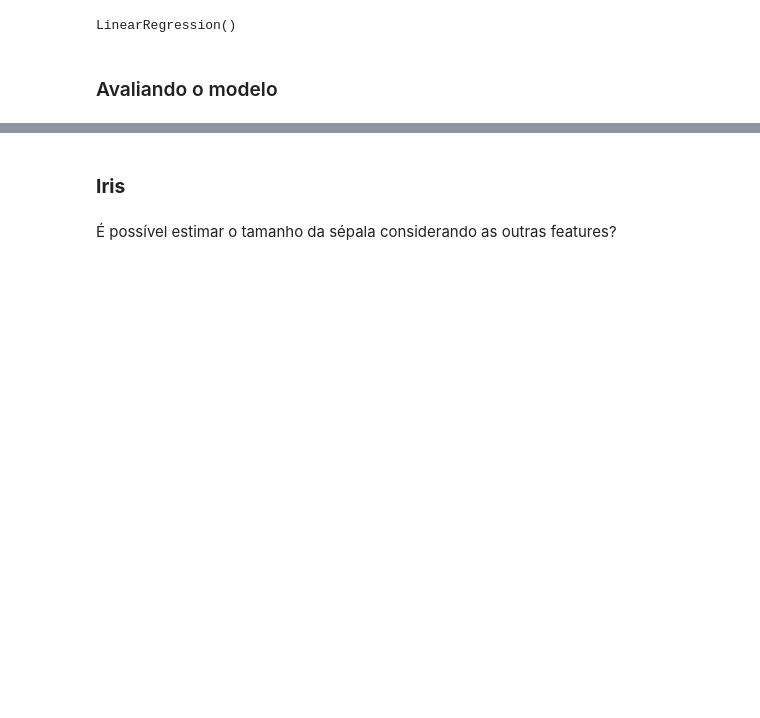
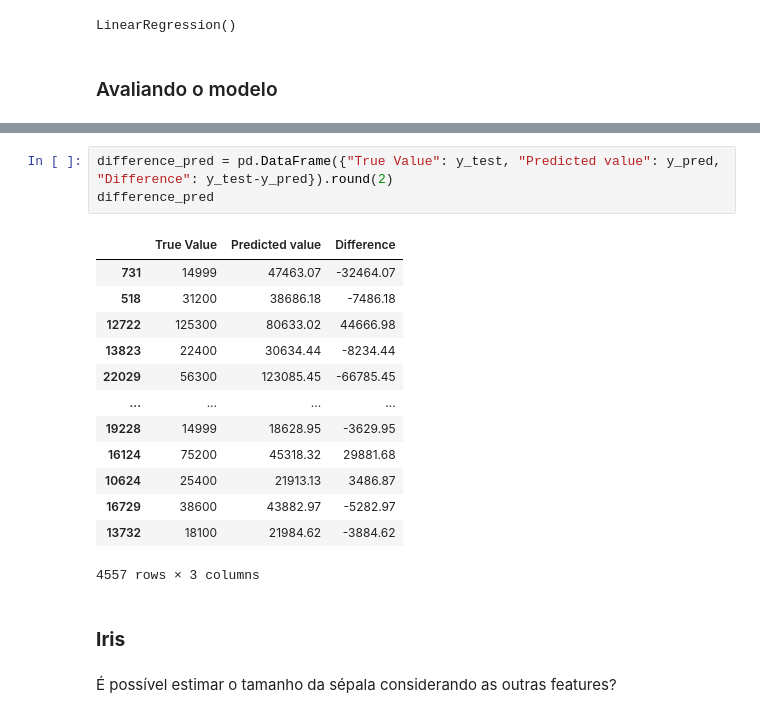
Before and after one commit to johnattandouglas/monitoria-ml, a Jupyter notebook: AM I/02a - regressao_linear.ipynb, the cells around one changed output, grey strips where cells are left out. Cells and saved outputs as stored; diff of their text form; blank space fills up the shorter version.

```diff
--- a/AM I/02a - regressao_linear.ipynb
+++ b/AM I/02a - regressao_linear.ipynb
@@ -98,3 +98,20 @@ O erro quadrático médio (Mean Squared Error) calcula a média dos quadrados do
+# %%
+difference_pred = pd.DataFrame({"True Value": y_test, "Predicted value": y_pred, "Difference": y_test-y_pred}).round(2)
+difference_pred
+# %% [output]
+|  | True Value | Predicted value | Difference |
+| 731 | 14999 | 47463.07 | -32464.07 |
+| 518 | 31200 | 38686.18 | -7486.18 |
+| 12722 | 125300 | 80633.02 | 44666.98 |
+| 13823 | 22400 | 30634.44 | -8234.44 |
+| 22029 | 56300 | 123085.45 | -66785.45 |
+| ... | ... | ... | ... |
+| 19228 | 14999 | 18628.95 | -3629.95 |
+| 16124 | 75200 | 45318.32 | 29881.68 |
+| 10624 | 25400 | 21913.13 | 3486.87 |
+| 16729 | 38600 | 43882.97 | -5282.97 |
+| 13732 | 18100 | 21984.62 | -3884.62 |
+4557 rows × 3 columns
 # %% [markdown]
 ### **Iris**
 # %% [markdown]
```
Also changed, not shown: parts of 9 cells of this notebook.
